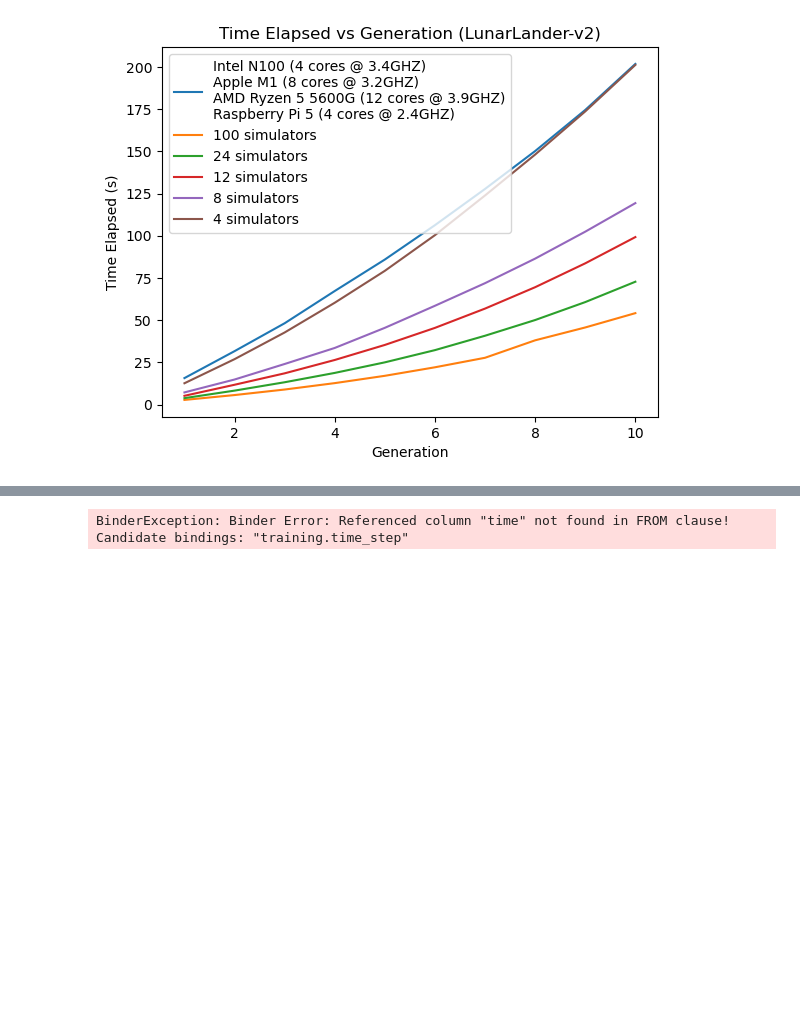
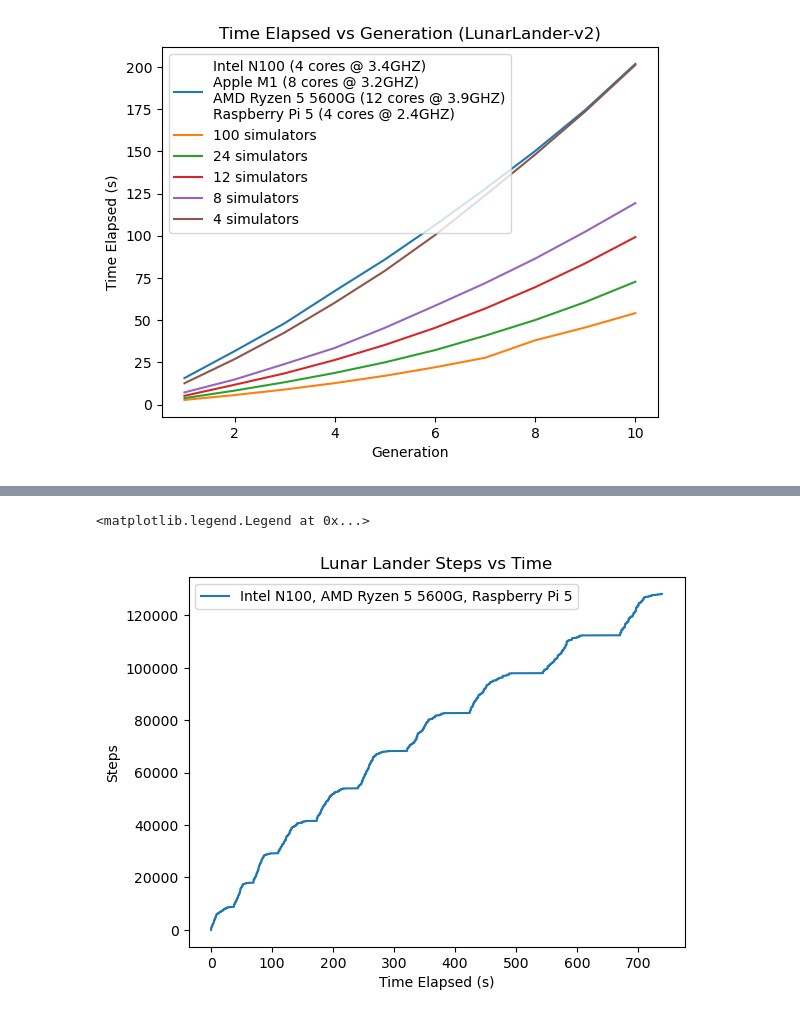
Before and after one commit to bmcnns/distributed-tpg, a Jupyter notebook: lunar_lander_early_benchmarks.ipynb, the cells around one changed output, grey strips where cells are left out. Saved outputs shown, nothing was run; the diff lists cells and outputs as text; code cells hidden in the pictures; blank space fills up the shorter version.

```diff
--- a/lunar_lander_early_benchmarks.ipynb
+++ b/lunar_lander_early_benchmarks.ipynb
@@ -65,15 +62,18 @@ duckdb.sql(f"ATTACH 'dbname=postgres user=postgres host={ip} password=template!P
 # %%
 df = duckdb.query("""
 SELECT time, COUNT(*) OVER (ORDER BY time ROWS BETWEEN UNBOUNDED PRECEDING AND CURRENT ROW) as num_steps
 FROM db.public.training
-ORDER BY elapsed_time
+ORDER BY time
 """).df()
 
+df['elapsed_time'] = df['time'] - df['time'].min()
 
+plt.plot(df['elapsed_time'], df['num_steps'], label='Intel N100, AMD Ryzen 5 5600G, Raspberry Pi 5')
 
-plt.plot(df['elapsed_time'], df['num_steps'])
-
-df
+plt.ylabel('Steps')
+plt.xlabel('Time Elapsed (s)')
+plt.title("Lunar Lander Steps vs Time")
+plt.legend()
 # %% [output]
-BinderException: Binder Error: Referenced column "time" not found in FROM clause!
-Candidate bindings: "training.time_step"
+<matplotlib.legend.Legend at 0x...>
+[figure, added]
```
Also changed, not shown: parts of 2 cells of this notebook, 3 other files.
